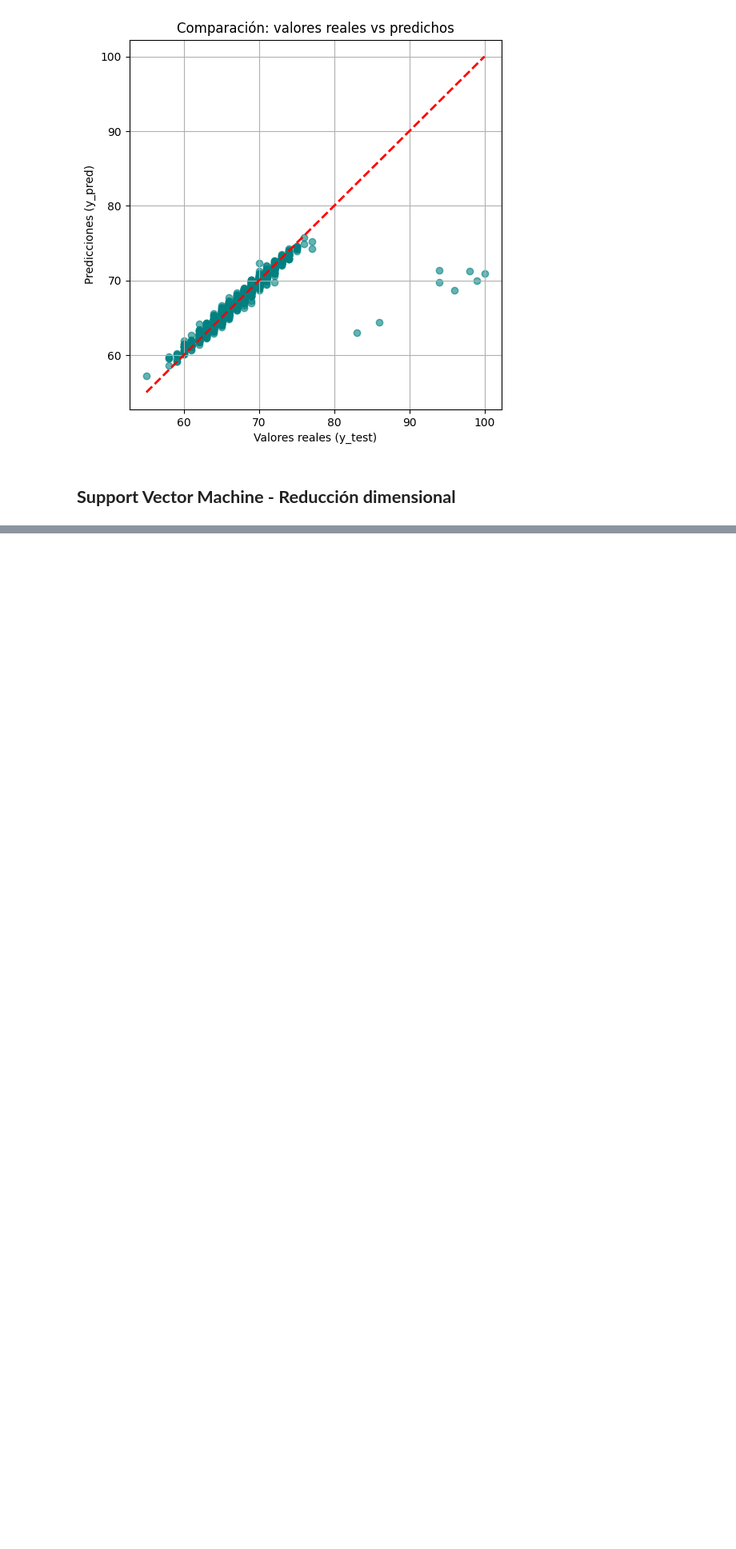
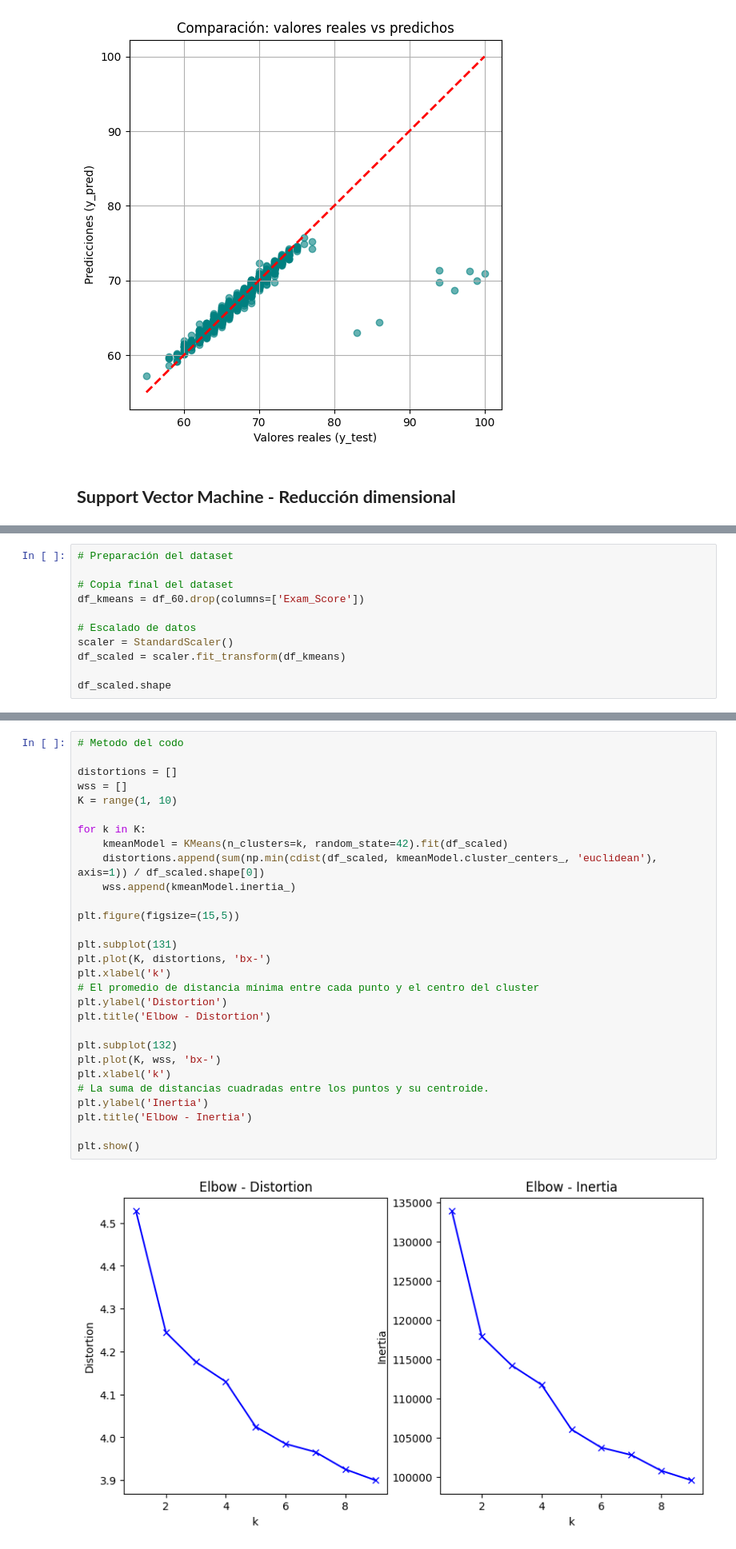
Before and after one commit to JeiGeek/ia1-LosPandas-prediccion_rendimiento_estudiantil, a Jupyter notebook: 03_Unsupervised_learning.ipynb, the cells around one changed output, grey strips where cells are left out. Shown: that part at 80% size. Cells and saved outputs as stored; diff of their text form; blank space fills up the shorter version.

```diff
--- a/03_Unsupervised_learning.ipynb
+++ b/03_Unsupervised_learning.ipynb
@@ -413,0 +415,11 @@ plt.show()
+# %%
+# Preparación del dataset
+
+# Copia final del dataset
+df_kmeans = df_60.drop(columns=['Exam_Score'])
+
+# Escalado de datos
+scaler = StandardScaler()
+df_scaled = scaler.fit_transform(df_kmeans)
+
+df_scaled.shape
@@ -413,0 +428,31 @@ plt.show()
+# %%
+# Metodo del codo
+
+distortions = []
+wss = []
+K = range(1, 10)
+
+for k in K:
+    kmeanModel = KMeans(n_clusters=k, random_state=42).fit(df_scaled)
+    distortions.append(sum(np.min(cdist(df_scaled, kmeanModel.cluster_centers_, 'euclidean'), axis=1)) / df_scaled.shape[0])
+    wss.append(kmeanModel.inertia_)
+
+plt.figure(figsize=(15,5))
+
+plt.subplot(131)
+plt.plot(K, distortions, 'bx-')
+plt.xlabel('k')
+# El promedio de distancia mínima entre cada punto y el centro del cluster
+plt.ylabel('Distortion')
+plt.title('Elbow - Distortion')
+
+plt.subplot(132)
+plt.plot(K, wss, 'bx-')
+plt.xlabel('k')
+# La suma de distancias cuadradas entre los puntos y su centroide.
+plt.ylabel('Inertia')
+plt.title('Elbow - Inertia')
+
+plt.show()
+# %% [output]
+[figure, added]
```
Also changed, not shown: parts of 11 cells of this notebook.
